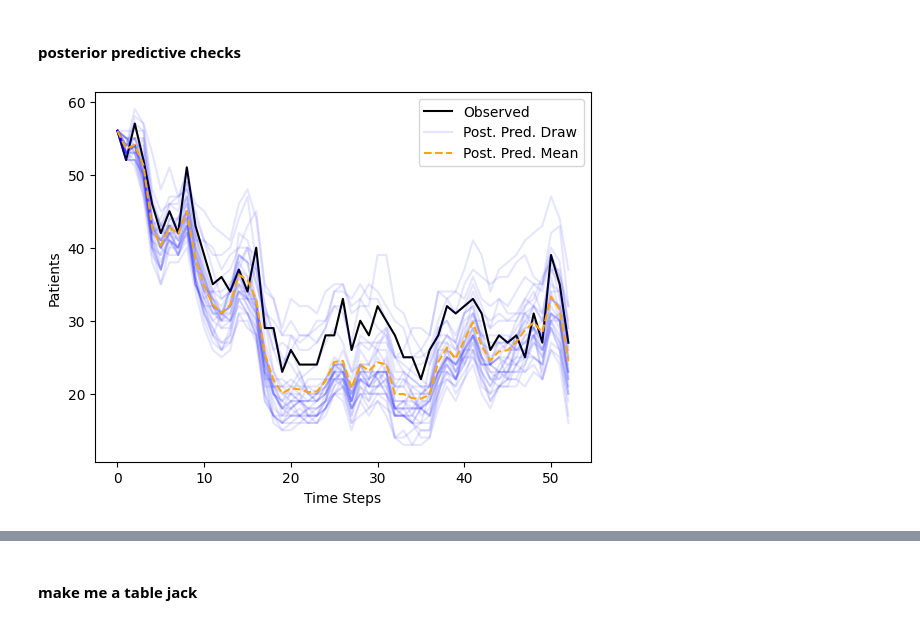
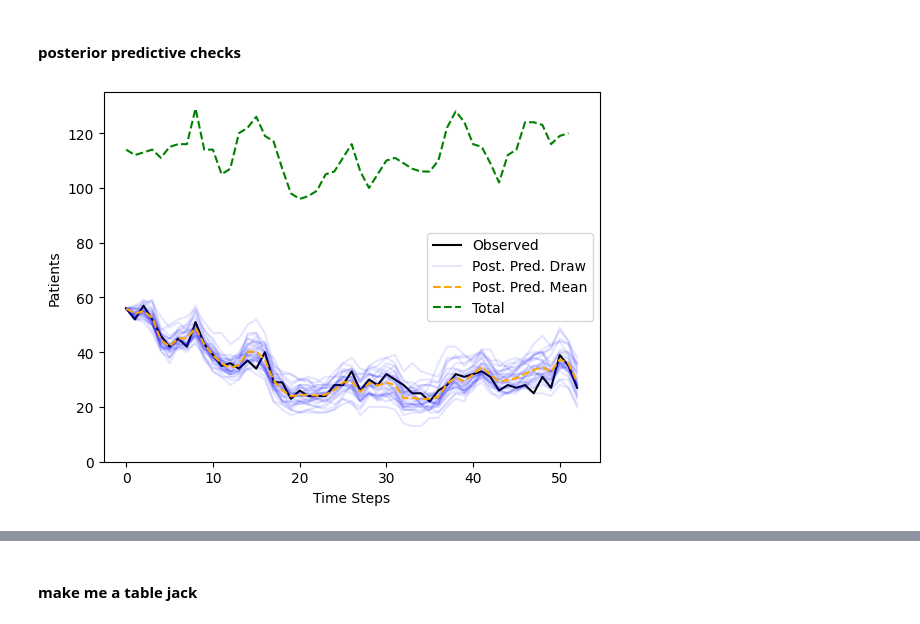
Before and after one commit to epibayes/np-epid, a Jupyter notebook: notebooks/crkp_results.ipynb, the cells around one changed output, grey strips where cells are left out. Saved outputs shown, nothing was run; the diff lists cells and outputs as text; code cells hidden in the pictures.

```diff
--- a/notebooks/crkp_results.ipynb
+++ b/notebooks/crkp_results.ipynb
@@ -204,5 +175,6 @@ plt.show()
 # %% [markdown]
 ## Heterogeneous
 # %%
-prior_mu =  np.zeros(8)
-prior_sigma = np.ones(8) # [1, 1, 1, 1, 1, 1, 1, 1]
+prior_mu =  np.zeros(7)
+prior_sigma = np.ones(7)
+SCALE = np.array([129., 28., 38., 35., 27., 17., 95])
@@ -232,7 +197,7 @@ npe_sample = neural_posterior.rvs(size=K, random_state=2)
 posterior_predictive = np.empty((K, T))
 for i in range(K):
     x_rep = crkp_model.CRKP_simulator(npe_sample[i], i)
-    posterior_predictive[i] =  np.array(x_rep[0])
+    posterior_predictive[i] =  np.array(x_rep[0] * SCALE[0])
 pp_mean = posterior_predictive.mean(0)
 labels = ["Prior Pred. Draw"] + [None for _ in range(K-1)]
 I_o = np.array(x_o)[0]
@@ -247,6 +212,6 @@ plt.legend()
 plt.ylabel("Patients")
 plt.xlabel("Time Steps")
 # plt.savefig("images/crkp_ppc_het.png")
-plt.ylim(0, 135)
+# plt.ylim(0, 135)
 plt.show()
 # %% [output]
@@ -256,11 +219,10 @@ plt.show()
 # %%
-df_het = get_results("../outputs/2024-10-10/16-29-24", multirun=False)
-df_het = df_het[df_het["mean_field"] == False]
+df_het = get_results("../multirun/2024-10-15/10-20-26") # 3k samples, dmod 48, wd 0.01
 # %%
 mu = np.array(df_het["mu"].iloc[0][0])
 sigma = np.array(df_het["sigma"].iloc[0])
 rates = []
-for i in range(8):
+for i in range(7):
     rates.append(np.exp(mu[i] + sigma[i][i]/2))
 rates = np.array(rates)
 # %%
@@ -278,29 +245,29 @@ array([0.33921131, 1.61728419, 1.2882639 , 1.36226164, 1.45519841,
 # %%
 crkp_model = CRKPTransmissionSimulator(epi_dir, prior_mu, prior_sigma, heterogeneous=True)
 j = 0
 neural_posterior = multivariate_normal(mu, sigma)
 K = 30
 T = x_o.shape[1]
 npe_sample = neural_posterior.rvs(size=K, random_state=2)
 posterior_predictive = np.empty((K, T))
 for i in range(K):
     x_rep = crkp_model.CRKP_simulator(npe_sample[i], i)
-    posterior_predictive[i] =  np.array(x_rep[j])
+    posterior_predictive[i] =  np.array(x_rep[j] * SCALE[j])
 pp_mean = posterior_predictive.mean(0)
 labels = ["Post. Pred. Draw"] + [None for _ in range(K-1)]
 I_o = np.array(x_o)[j]
 plt.plot(I_o, label="Observed", color="k")
 plt.plot(posterior_predictive.T,
          label=labels, color="b",
          alpha=0.1)
 plt.plot(pp_mean, label="Post. Pred. Mean", linestyle="--",
          color="orange")
-# sns.lineplot(NN, color="green", linestyle="--", label="Total")
+sns.lineplot(NN, color="green", linestyle="--", label="Total")
 plt.legend()
 plt.ylabel("Patients")
 plt.xlabel("Time Steps")
 # plt.savefig("images/crkp_ppc_het.png")
-# plt.ylim(0, 135)
+plt.ylim(0, 135)
 plt.show()
 # %% [output]
-[figure, old version]
+[figure, new version]
```
Also changed, not shown: parts of 48 cells of this notebook, 4 other files.
